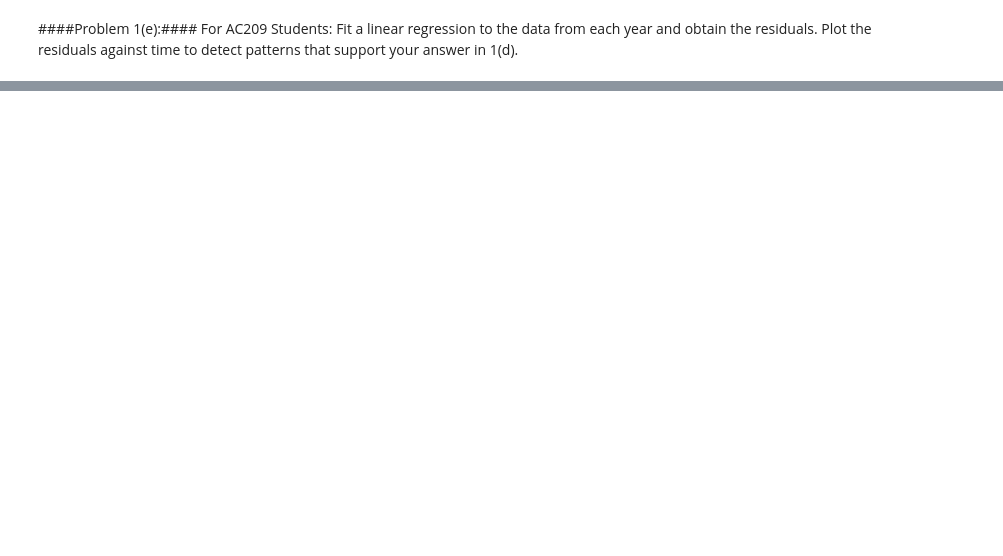
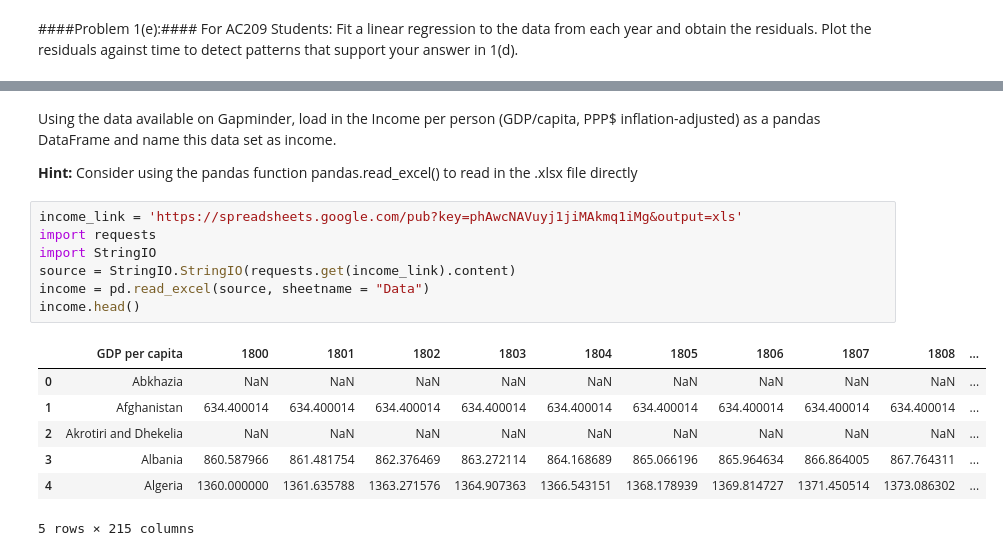
Before and after one commit to rohitx/Harvard_DataScience, a Jupyter notebook: Homework01.ipynb, the cells around one changed output, grey strips where cells are left out. Cells and saved outputs as stored; diff of their text form; blank space fills up the shorter version.

```diff
--- a/Homework01.ipynb
+++ b/Homework01.ipynb
@@ -161,0 +182,19 @@ plt.show()
+# %% [markdown]
+Using the data available on Gapminder, load in the Income per person (GDP/capita, PPP$ inflation-adjusted) as a pandas DataFrame and name this data set as income.
+
+**Hint:** Consider using the pandas function pandas.read_excel() to read in the .xlsx file directly
+# %%
+income_link = 'https://spreadsheets.google.com/pub?key=phAwcNAVuyj1jiMAkmq1iMg&output=xls'
+import requests
+import StringIO
+source = StringIO.StringIO(requests.get(income_link).content)
+income = pd.read_excel(source, sheetname = "Data")
+income.head()
+# %% [output]
+|  | GDP per capita | 1800 | 1801 | 1802 | 1803 | 1804 | 1805 | 1806 | 1807 | 1808 | ... |
+| 0 | Abkhazia | NaN | NaN | NaN | NaN | NaN | NaN | NaN | NaN | NaN | ... |
+| 1 | Afghanistan | 634.400014 | 634.400014 | 634.400014 | 634.400014 | 634.400014 | 634.400014 | 634.400014 | 634.400014 | 634.400014 | ... |
+| 2 | Akrotiri and Dhekelia | NaN | NaN | NaN | NaN | NaN | NaN | NaN | NaN | NaN | ... |
+| 3 | Albania | 860.587966 | 861.481754 | 862.376469 | 863.272114 | 864.168689 | 865.066196 | 865.964634 | 866.864005 | 867.764311 | ... |
+| 4 | Algeria | 1360.000000 | 1361.635788 | 1363.271576 | 1364.907363 | 1366.543151 | 1368.178939 | 1369.814727 | 1371.450514 | 1373.086302 | ... |
+5 rows × 215 columns
```
Also changed, not shown: parts of 8 cells of this notebook.
